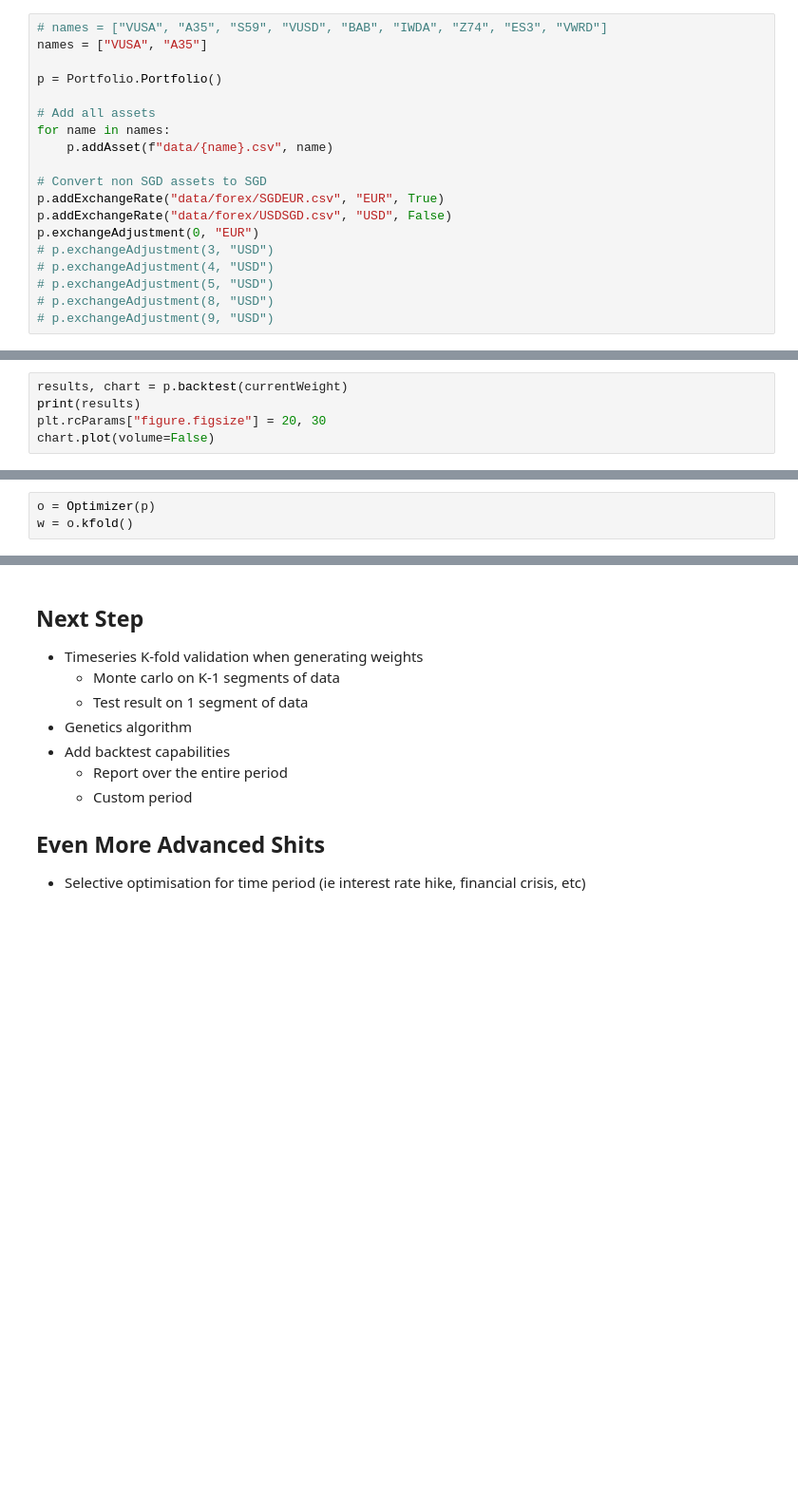
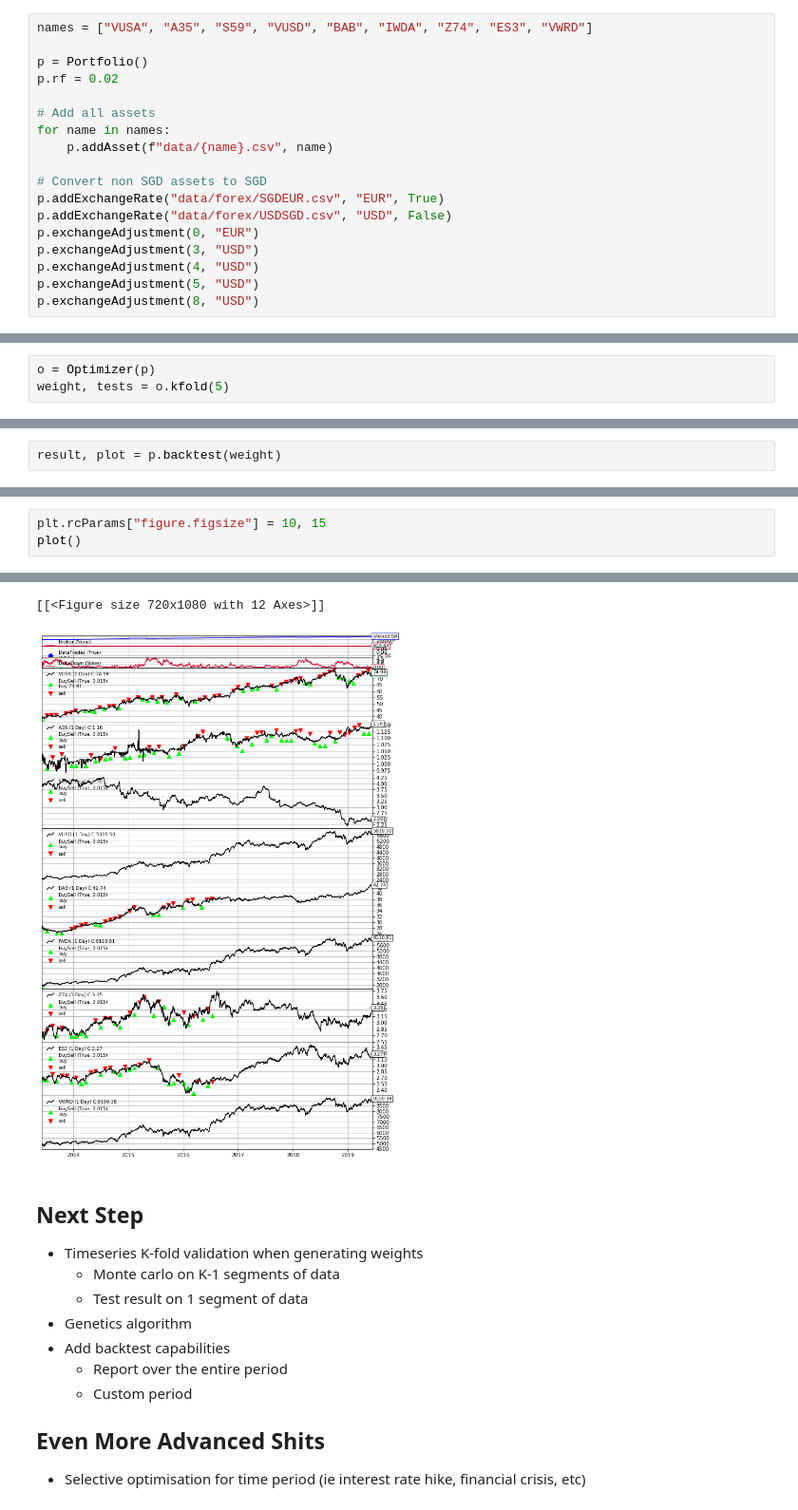
Before and after one commit to yehjxraymond/portfolio-optimisation, a Jupyter notebook: v2.ipynb, the cells around one changed output, grey strips where cells are left out. Shown at 95% size. Cells and saved outputs as stored; diff of their text form; blank space fills up the shorter version.

```diff
--- a/v2.ipynb
+++ b/v2.ipynb
@@ -11,8 +15,8 @@ importlib.reload(Portfolio)
 # %%
-# names = ["VUSA", "A35", "S59", "VUSD", "BAB", "IWDA", "Z74", "ES3", "VWRD"]
-names = ["VUSA", "A35"]
+names = ["VUSA", "A35", "S59", "VUSD", "BAB", "IWDA", "Z74", "ES3", "VWRD"]
 
-p = Portfolio.Portfolio()
+p = Portfolio()
+p.rf = 0.02
 
 # Add all assets
 for name in names:
@@ -22,8 +26,7 @@ for name in names:
 p.addExchangeRate("data/forex/SGDEUR.csv", "EUR", True)
 p.addExchangeRate("data/forex/USDSGD.csv", "USD", False)
 p.exchangeAdjustment(0, "EUR")
-# p.exchangeAdjustment(3, "USD")
-# p.exchangeAdjustment(4, "USD")
-# p.exchangeAdjustment(5, "USD")
-# p.exchangeAdjustment(8, "USD")
-# p.exchangeAdjustment(9, "USD")
+p.exchangeAdjustment(3, "USD")
+p.exchangeAdjustment(4, "USD")
+p.exchangeAdjustment(5, "USD")
+p.exchangeAdjustment(8, "USD")
@@ -34,5 +32,0 @@ currentWeight = [
-# %%
-results, chart = p.backtest(currentWeight)
-print(results)
-plt.rcParams["figure.figsize"] = 20, 30
-chart.plot(volume=False)
@@ -168,3 +33,3 @@ class Optimizer:
 # %%
 o = Optimizer(p)
-w = o.kfold()
+weight, tests = o.kfold(5)
@@ -256,0 +68,2 @@ dict(zip(names, optimiserWeight))
+# %%
+result, plot = p.backtest(weight)
@@ -256,0 +92,4 @@ dict(zip(names, optimiserWeight))
+# %%
+plt.rcParams["figure.figsize"] = 10, 15
+plot()
+# %% [output]
@@ -257,3 +98,5 @@ dict(zip(names, optimiserWeight))
+[[<Figure size 720x1080 with 12 Axes>]]
+[figure, added]
 # %% [markdown]
 ## Next Step
 
```
Also changed, not shown: parts of 19 cells of this notebook, 7 other files.
